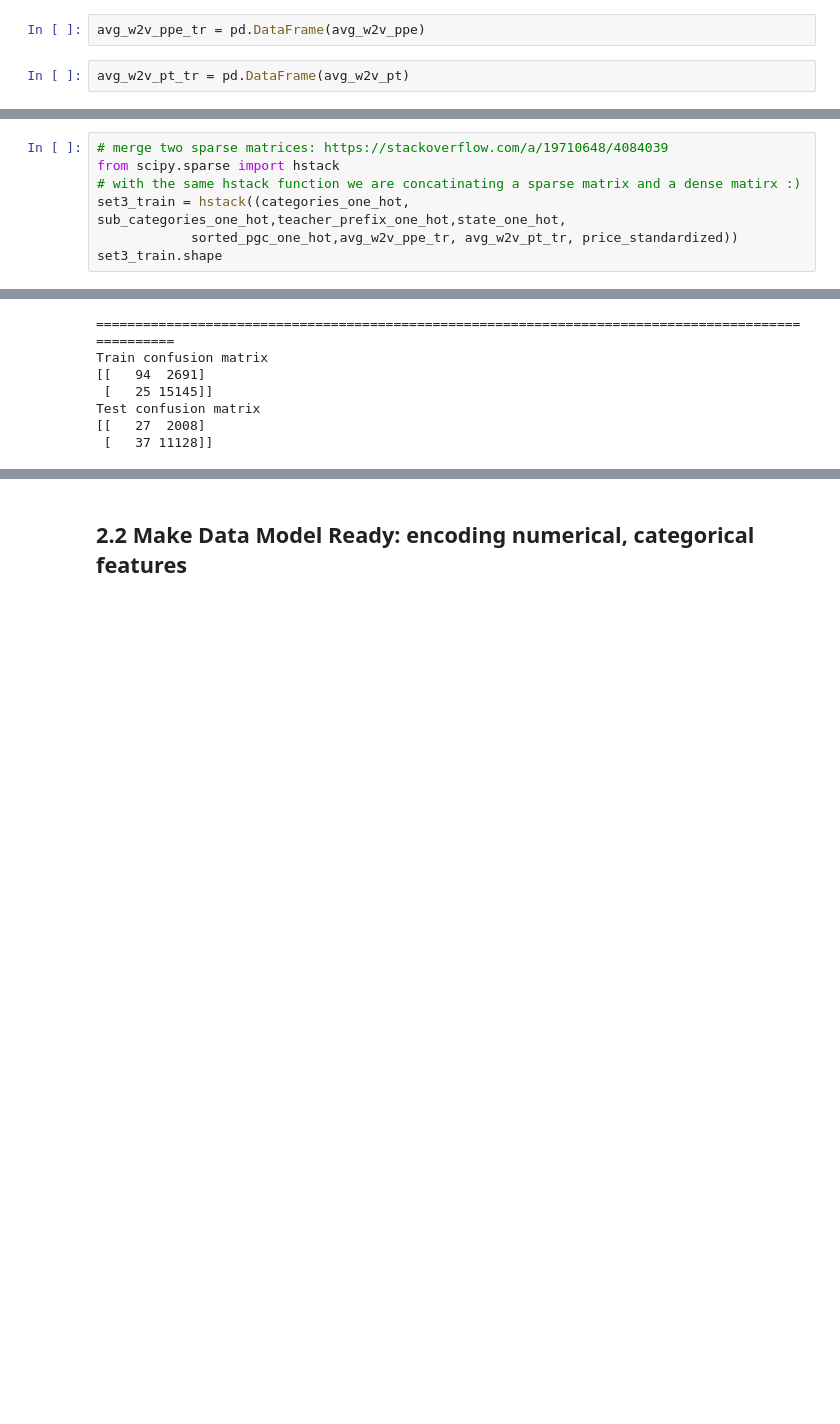
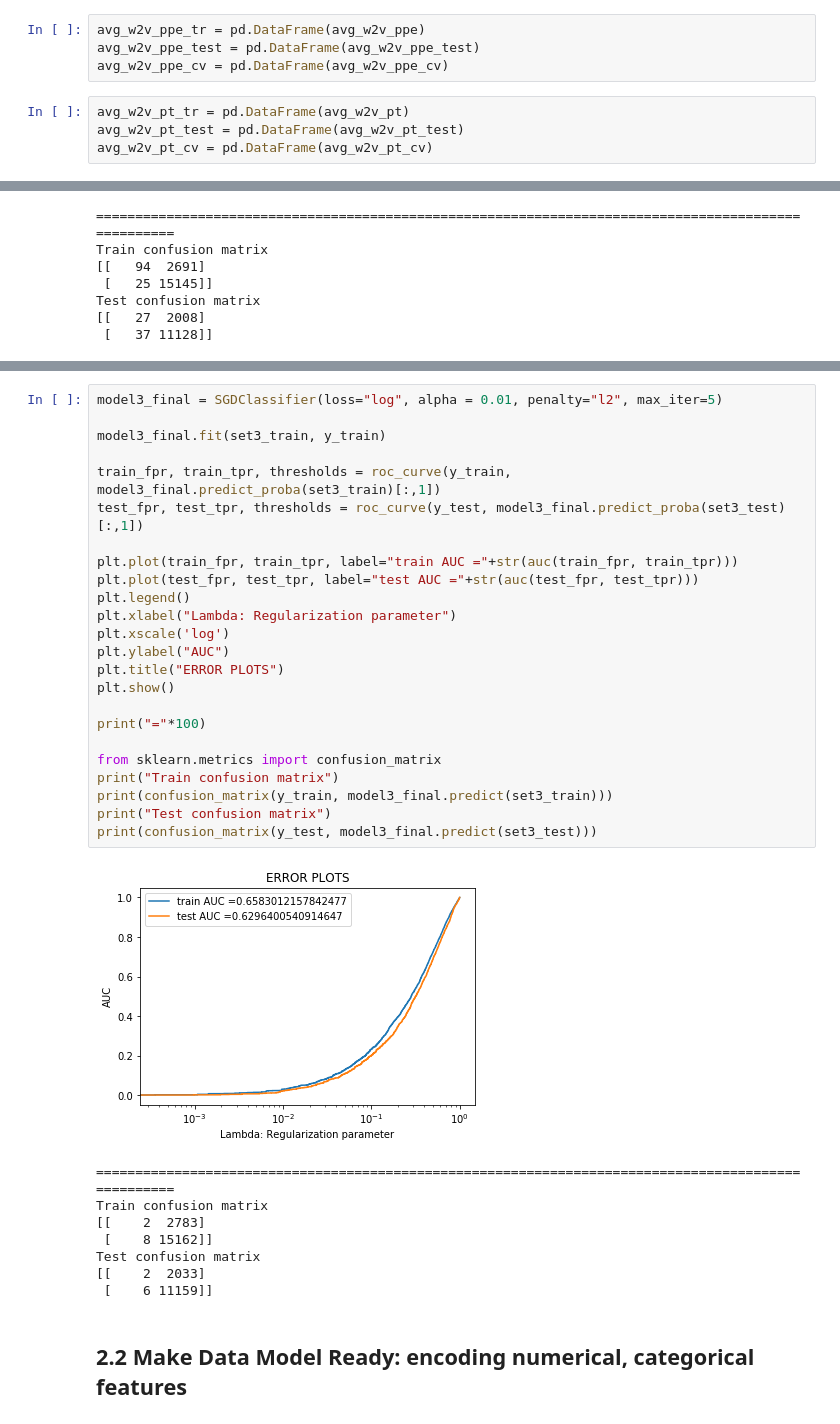
Before and after one commit to ysnvatsal/DataScience, a Jupyter notebook: Support Vector Machines_Donor_Dataset.ipynb, the cells around one changed output, grey strips where cells are left out. Drawn from its saved outputs; the diff is of its cells as text; blank space fills up the shorter version.

```diff
--- a/Support Vector Machines_Donor_Dataset.ipynb
+++ b/Support Vector Machines_Donor_Dataset.ipynb
@@ -1389,5 +1425,9 @@ set2_test.shape
 import pandas as pd
 # %%
 avg_w2v_ppe_tr = pd.DataFrame(avg_w2v_ppe)
+avg_w2v_ppe_test = pd.DataFrame(avg_w2v_ppe_test)
+avg_w2v_ppe_cv = pd.DataFrame(avg_w2v_ppe_cv)
 # %%
 avg_w2v_pt_tr = pd.DataFrame(avg_w2v_pt)
+avg_w2v_pt_test = pd.DataFrame(avg_w2v_pt_test)
+avg_w2v_pt_cv = pd.DataFrame(avg_w2v_pt_cv)
@@ -1418,10 +1498,3 @@ set3_train = hstack((categories_one_hot, sub_categories_one_hot,teacher_prefix_o
 set3_train.shape
 # %% [output]
 (17955, 701)
-# %%
-# merge two sparse matrices: https://stackoverflow.com/a/19710648/4084039
-from scipy.sparse import hstack
-# with the same hstack function we are concatinating a sparse matrix and a dense matirx :)
-set3_train = hstack((categories_one_hot, sub_categories_one_hot,teacher_prefix_one_hot,state_one_hot,
-            sorted_pgc_one_hot,avg_w2v_ppe_tr, avg_w2v_pt_tr, price_standardized))
-set3_train.shape
@@ -1610,3 +1725,36 @@ Test confusion matrix
+# %%
+model3_final = SGDClassifier(loss="log", alpha = 0.01, penalty="l2", max_iter=5)
+
+model3_final.fit(set3_train, y_train)
+
+train_fpr, train_tpr, thresholds = roc_curve(y_train, model3_final.predict_proba(set3_train)[:,1])
+test_fpr, test_tpr, thresholds = roc_curve(y_test, model3_final.predict_proba(set3_test)[:,1])
+
+plt.plot(train_fpr, train_tpr, label="train AUC ="+str(auc(train_fpr, train_tpr)))
+plt.plot(test_fpr, test_tpr, label="test AUC ="+str(auc(test_fpr, test_tpr)))
+plt.legend()
+plt.xlabel("Lambda: Regularization parameter")
+plt.xscale('log')
+plt.ylabel("AUC")
+plt.title("ERROR PLOTS")
+plt.show()
+
+print("="*100)
+
+from sklearn.metrics import confusion_matrix
+print("Train confusion matrix")
+print(confusion_matrix(y_train, model3_final.predict(set3_train)))
+print("Test confusion matrix")
+print(confusion_matrix(y_test, model3_final.predict(set3_test)))
+# %% [output]
+[figure, added]
+====================================================================================================
+Train confusion matrix
+[[    2  2783]
+ [    8 15162]]
+Test confusion matrix
+[[    2  2033]
+ [    6 11159]]
 # %% [markdown]
 <h2>2.2 Make Data Model Ready: encoding numerical, categorical features</h2>
 # %%
```
Also changed, not shown: parts of 17 cells of this notebook.
